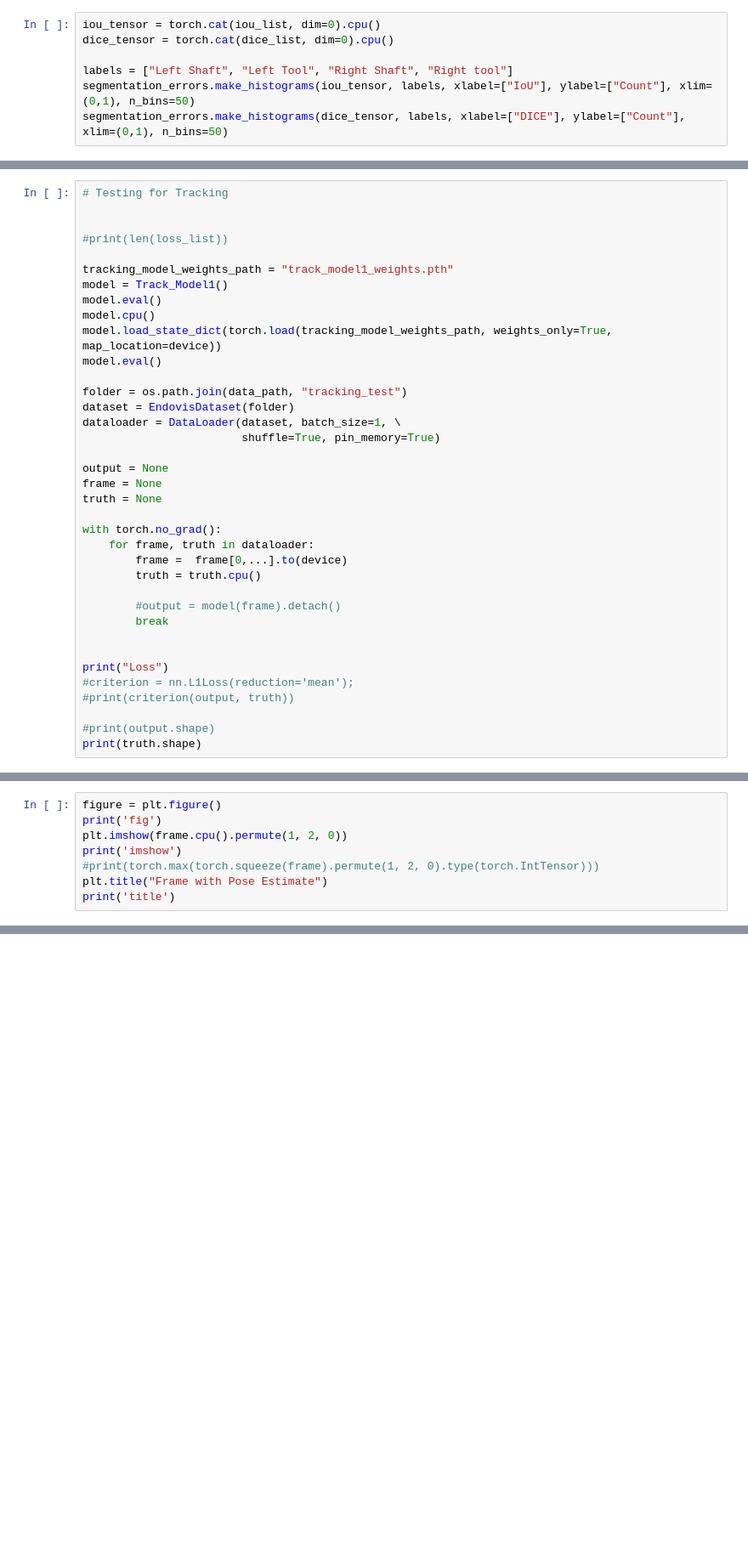
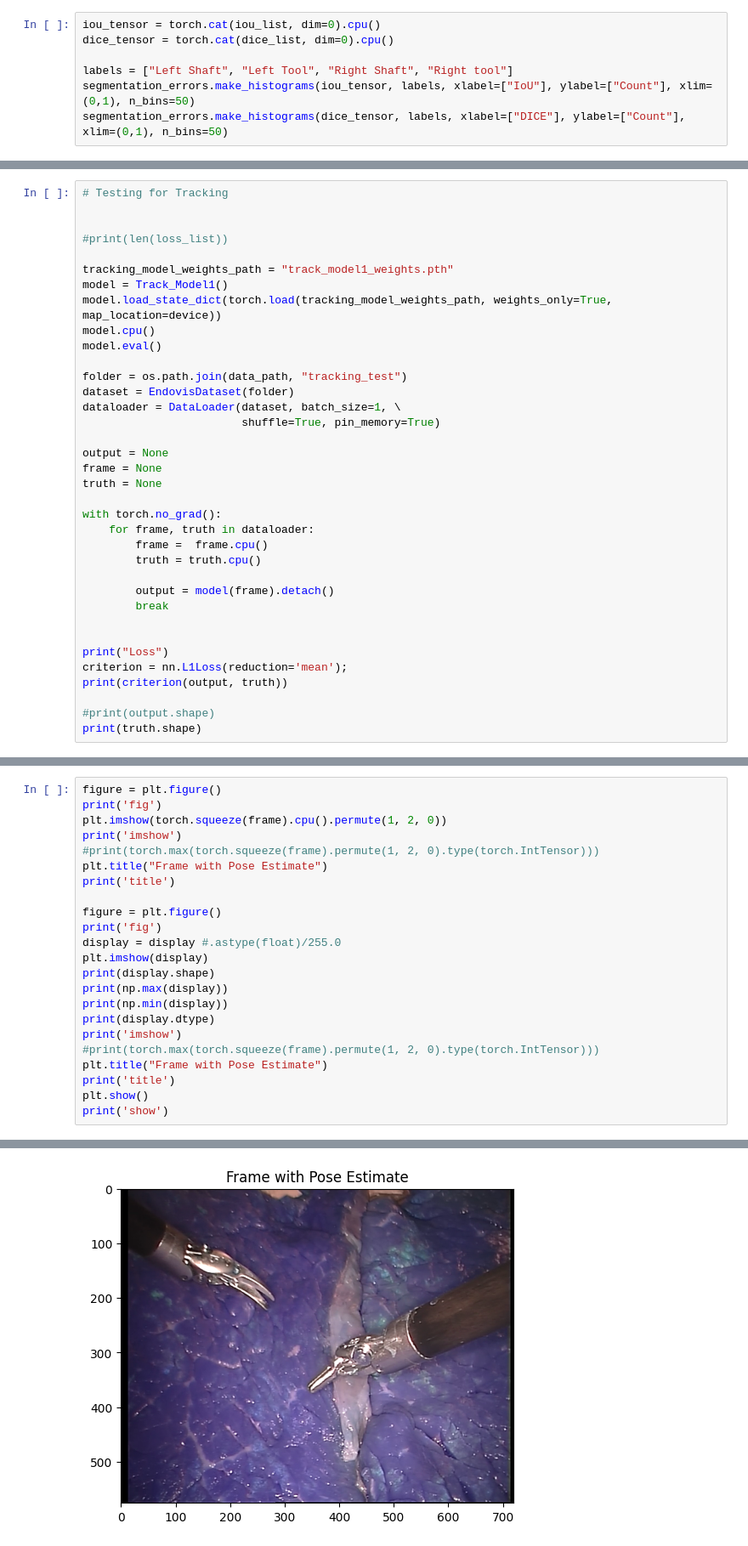
Before and after one commit to akrho19/CS_7643_project, a Jupyter notebook: main.ipynb, the cells around one changed output, grey strips where cells are left out. Shown at 85% size. Saved outputs shown, nothing was run; the diff lists cells and outputs as text; blank space fills up the shorter version.

```diff
--- a/main.ipynb
+++ b/main.ipynb
@@ -371,9 +373,8 @@ KeyboardInterrupt:
 
 tracking_model_weights_path = "track_model1_weights.pth"
 model = Track_Model1()
-model.eval()
+model.load_state_dict(torch.load(tracking_model_weights_path, weights_only=True, map_location=device))
 model.cpu()
-model.load_state_dict(torch.load(tracking_model_weights_path, weights_only=True, map_location=device))
 model.eval()
 
 folder = os.path.join(data_path, "tracking_test")
@@ -387,16 +388,16 @@ truth = None
 
 with torch.no_grad():
     for frame, truth in dataloader:
-        frame =  frame[0,...].to(device)
+        frame =  frame.cpu()
         truth = truth.cpu()
 
-        #output = model(frame).detach()
+        output = model(frame).detach()
         break
 
 
 print("Loss")
-#criterion = nn.L1Loss(reduction='mean');
-#print(criterion(output, truth))
+criterion = nn.L1Loss(reduction='mean');
+print(criterion(output, truth))
 
 #print(output.shape)
 print(truth.shape)
@@ -413,11 +438,26 @@ tensor(1, dtype=torch.int32)
 # %%
 figure = plt.figure()
 print('fig')
-plt.imshow(frame.cpu().permute(1, 2, 0))
+plt.imshow(torch.squeeze(frame).cpu().permute(1, 2, 0))
 print('imshow')
 #print(torch.max(torch.squeeze(frame).permute(1, 2, 0).type(torch.IntTensor)))
 plt.title("Frame with Pose Estimate")
 print('title')
+
+figure = plt.figure()
+print('fig')
+display = display #.astype(float)/255.0
+plt.imshow(display)
+print(display.shape)
+print(np.max(display))
+print(np.min(display))
+print(display.dtype)
+print('imshow')
+#print(torch.max(torch.squeeze(frame).permute(1, 2, 0).type(torch.IntTensor)))
+plt.title("Frame with Pose Estimate")
+print('title')
+plt.show()
+print('show')
 # %% [output]
 fig
 imshow
@@ -424,0 +472 @@ title
+[figure, added]
```
Also changed, not shown: parts of 11 cells of this notebook, 1 other file.
